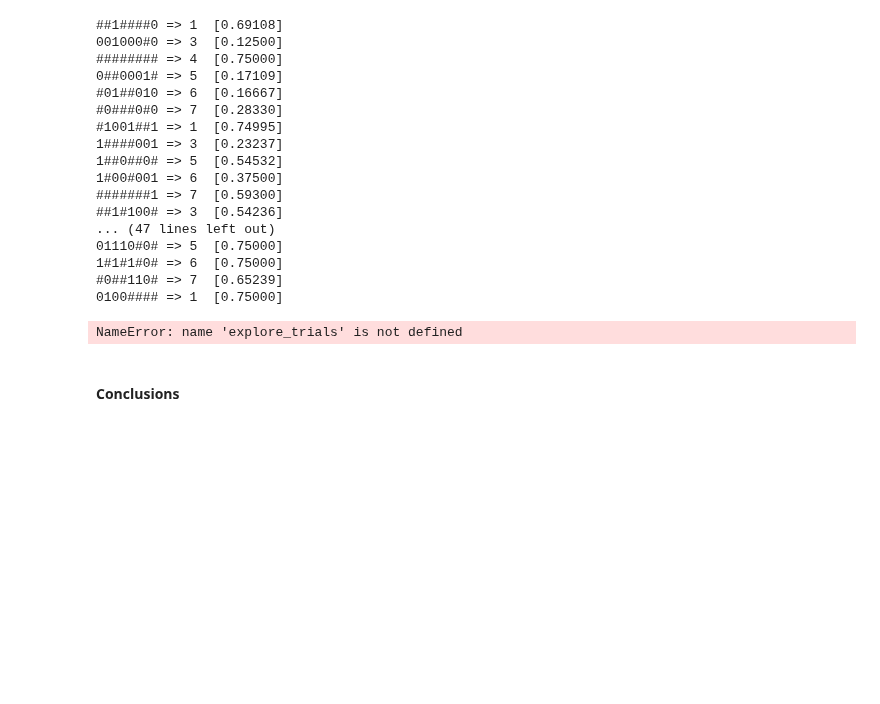
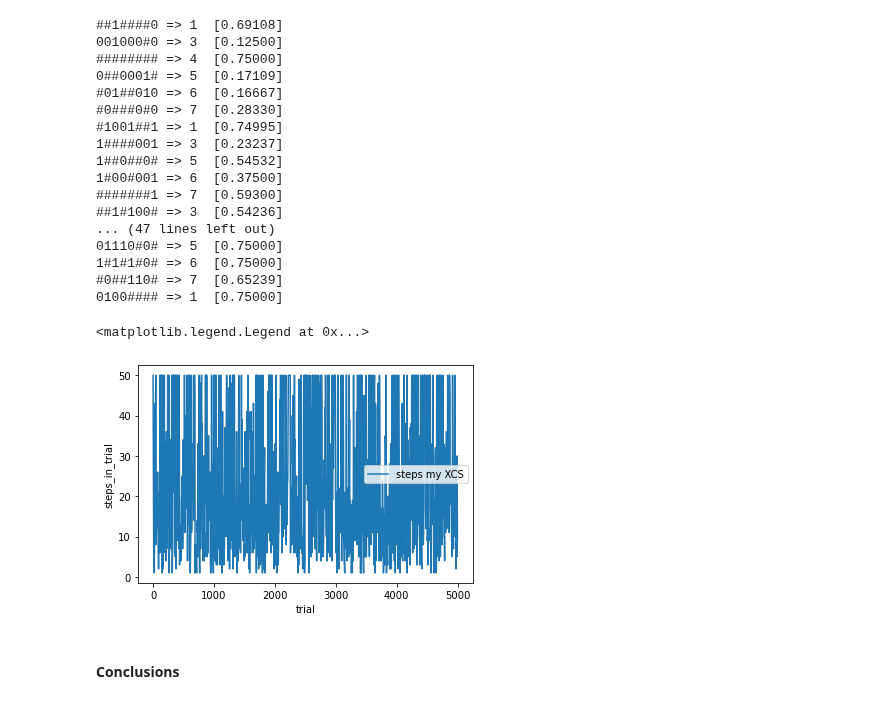
Before and after one commit to ParrotPrediction/pyalcs-experiments, a Jupyter notebook: XCS_Experiments/XCS_compared_Maze.ipynb, the cells around one changed output. Saved outputs shown, nothing was run; the diff lists cells and outputs as text; code cells hidden in the pictures; blank space fills up the shorter version.

Commit message:
Fix for plot

```diff
--- a/XCS_Experiments/XCS_compared_Maze.ipynb
+++ b/XCS_Experiments/XCS_compared_Maze.ipynb
@@ -227,15 +228,16 @@ for rule in explore_population:
 # %%
 import pandas as pd
 
 df = pd.DataFrame(metric["steps_in_trial"] for metric in explore_metrics)
-df['trial'] = df.index * cfg.metrics_trial_frequency + explore_trials
+df['trial'] = df.index * cfg.metrics_trial_frequency
 df.set_index('trial', inplace=True)
 
 ax = df.plot()
 ax.set_xlabel("trial")
 ax.set_ylabel("steps_in_trial")
 ax.legend(["steps my XCS"])
 # %% [output]
-NameError: name 'explore_trials' is not defined
+<matplotlib.legend.Legend at 0x...>
+[figure, added]
 # %% [markdown]
 #### Conclusions
```
Also changed, not shown: parts of 1 cell of this notebook.
